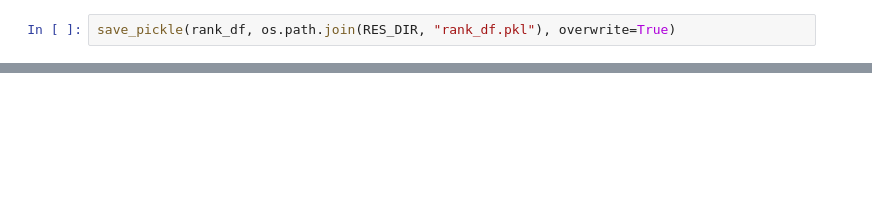
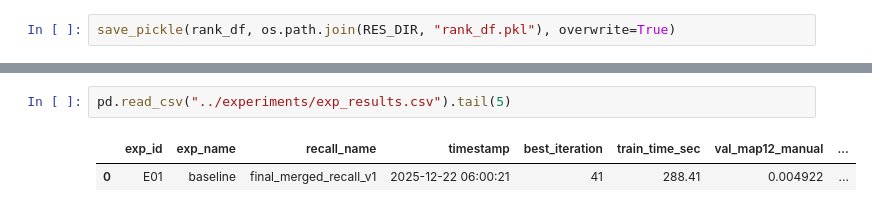
Before and after one commit to QQ1010/HM_Recommendation_System, a Jupyter notebook: notebooks/03_ranking.ipynb, the cells around one changed output, grey strips where cells are left out. Drawn from its saved outputs; the diff is of its cells as text; blank space fills up the shorter version.

```diff
--- a/notebooks/03_ranking.ipynb
+++ b/notebooks/03_ranking.ipynb
@@ -257,0 +613,5 @@ save_pickle(group_sizes, os.path.join(RES_DIR, "group_sizes.pkl"))
+# %%
+pd.read_csv("../experiments/exp_results.csv").tail(5)
+# %% [output]
+|  | exp_id | exp_name | recall_name | timestamp | best_iteration | train_time_sec | val_map12_manual | ... |
+| 0 | E01 | baseline | final_merged_recall_v1 | 2025-12-22 06:00:21 | 41 | 288.41 | 0.004922 | ... |
```
Also changed, not shown: parts of 25 cells of this notebook, 2 other files.
